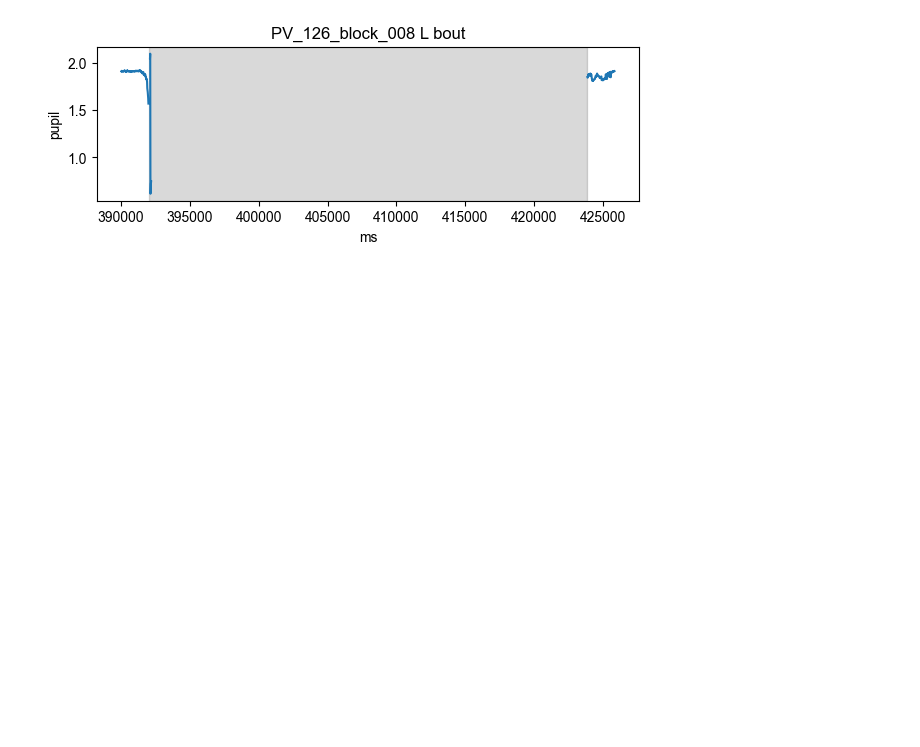
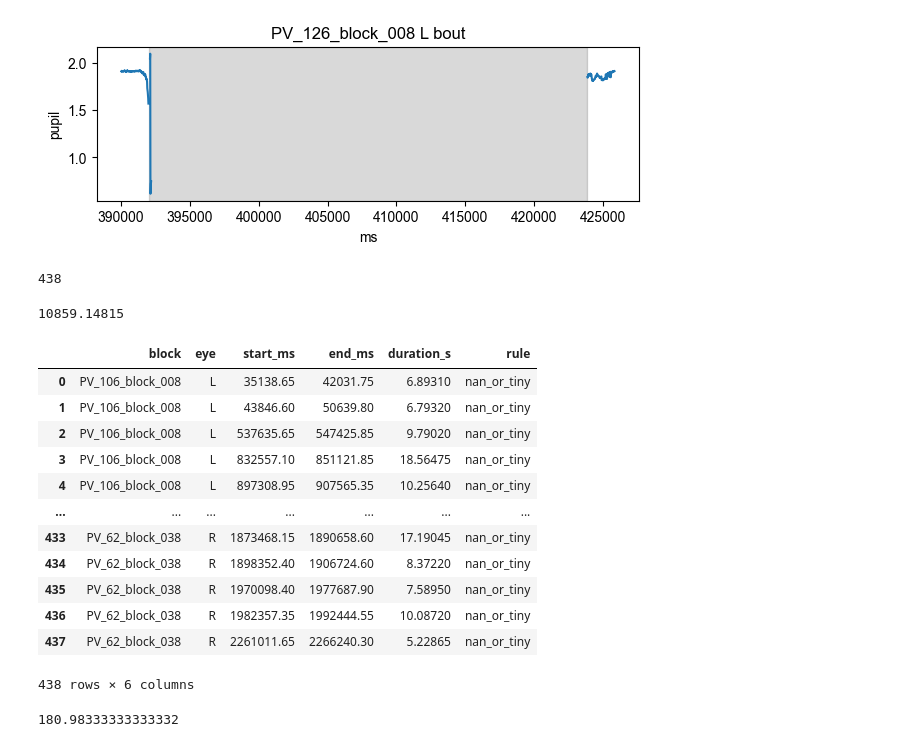
Before and after one commit to neural-electrophysiology-tool-team/Eye-Tracking-Tools, a Jupyter notebook: clean_notebooks/unihemispheric_sleep_initial_analysis.ipynb, the cells around one changed output. Cells and saved outputs as stored; diff of their text form; code cells hidden in the pictures; blank space fills up the shorter version.

```diff
--- a/clean_notebooks/unihemispheric_sleep_initial_analysis.ipynb
+++ b/clean_notebooks/unihemispheric_sleep_initial_analysis.ipynb
@@ -262,8 +262,8 @@ def create_block_collections(animals, block_lists, experiment_path, bad_blocks=N
 #animals = ['PV_62', 'PV_126', 'PV_57']
 #block_lists = [[24, 26, 38], [7, 8, 9, 10, 11, 12], [7, 8, 9, 12, 13]]
 #This with new animals:
-animals = ['PV_106','PV_143','PV_62','PV_126', 'PV_57']
-block_lists = [[8,9,10,11,12],[1,2,3,4],[24, 26, 38],[7, 8, 9, 10, 11, 12], [7, 8, 9, 12, 13]]
+animals = ['PV_106','PV_143','PV_62','PV_126']
+block_lists = [[8,9,10,11,12],[1,2,3,4],[24, 26, 38],[7, 8, 9, 10, 11, 12]]
 experiment_path = pathlib.Path(r"Z:\Nimrod\experiments")
 bad_blocks = [0]  # Example of bad blocks
 
@@ -1256,3 +1248,31 @@ duration_s             31.8584
 rule               nan_or_tiny
 Name: 162, dtype: object
 [figure]
+# %%
+print(len(bouts_df))
+# %% [output]
+438
+# %%
+np.sum(bouts_df.duration_s.values)
+# %% [output]
+10859.14815
+# %%
+bouts_df
+# %% [output]
+|  | block | eye | start_ms | end_ms | duration_s | rule |
+| 0 | PV_106_block_008 | L | 35138.65 | 42031.75 | 6.89310 | nan_or_tiny |
+| 1 | PV_106_block_008 | L | 43846.60 | 50639.80 | 6.79320 | nan_or_tiny |
+| 2 | PV_106_block_008 | L | 537635.65 | 547425.85 | 9.79020 | nan_or_tiny |
+| 3 | PV_106_block_008 | L | 832557.10 | 851121.85 | 18.56475 | nan_or_tiny |
+| 4 | PV_106_block_008 | L | 897308.95 | 907565.35 | 10.25640 | nan_or_tiny |
+| ... | ... | ... | ... | ... | ... | ... |
+| 433 | PV_62_block_038 | R | 1873468.15 | 1890658.60 | 17.19045 | nan_or_tiny |
+| 434 | PV_62_block_038 | R | 1898352.40 | 1906724.60 | 8.37220 | nan_or_tiny |
+| 435 | PV_62_block_038 | R | 1970098.40 | 1977687.90 | 7.58950 | nan_or_tiny |
+| 436 | PV_62_block_038 | R | 1982357.35 | 1992444.55 | 10.08720 | nan_or_tiny |
+| 437 | PV_62_block_038 | R | 2261011.65 | 2266240.30 | 5.22865 | nan_or_tiny |
+438 rows × 6 columns
+# %%
+10859 / 60
+# %% [output]
+180.98333333333332
```
Also changed, not shown: parts of 15 cells of this notebook, 10 other files.
